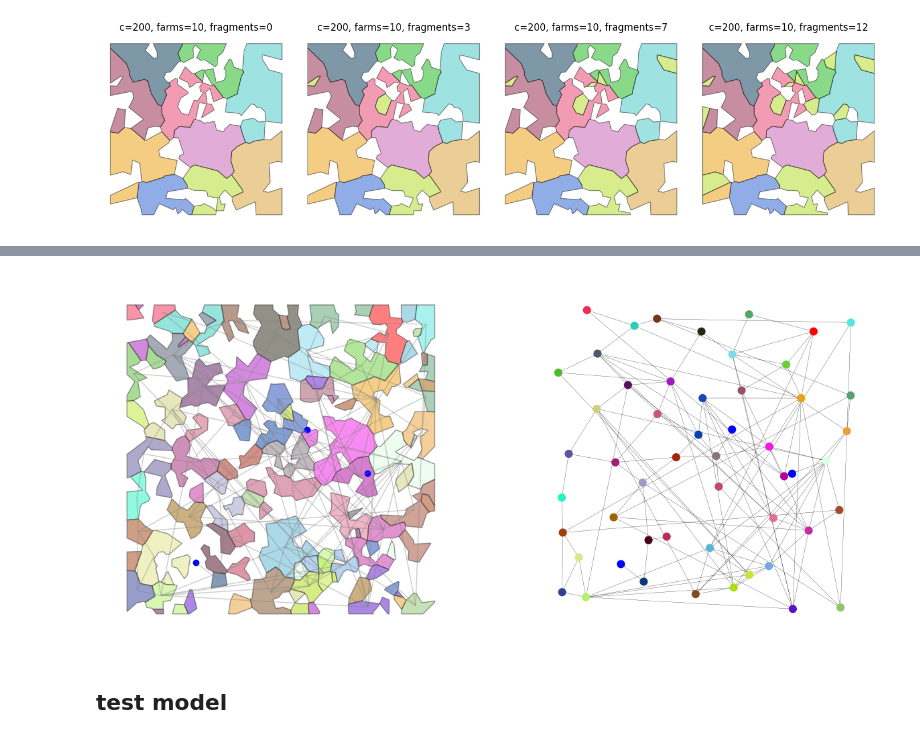
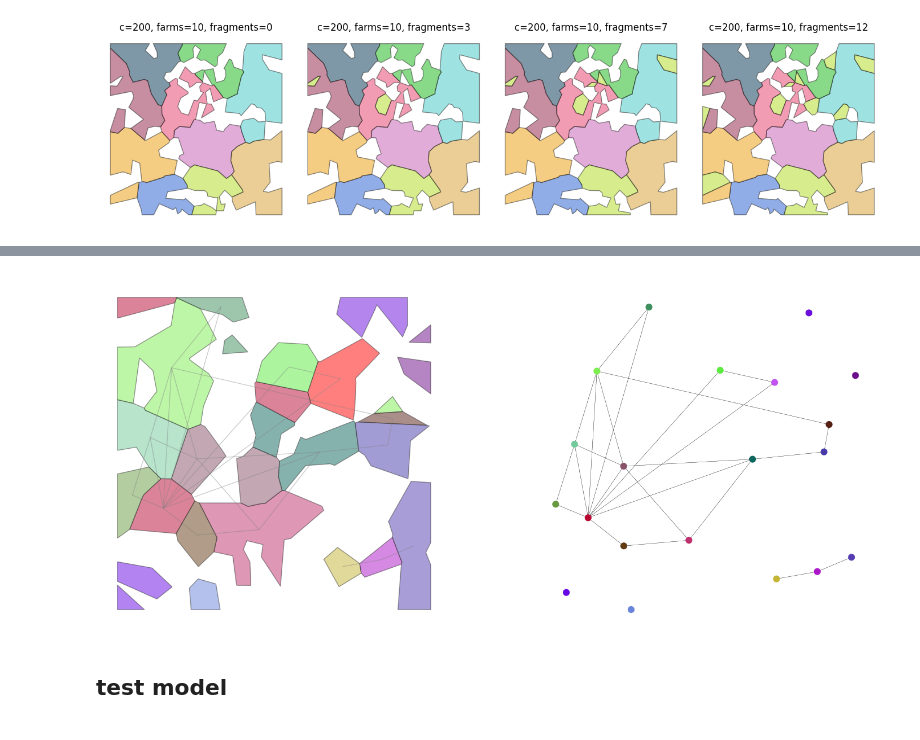
Before and after one commit to dmnfarrell/btbabm, a Jupyter notebook: notebooks/abm_simulation.ipynb, the cells around one changed output, grey strips where cells are left out. Cells and saved outputs as stored; diff of their text form; code cells hidden in the pictures.

Commit message:
network_from_land_parcels

```diff
--- a/notebooks/abm_simulation.ipynb
+++ b/notebooks/abm_simulation.ipynb
@@ -91,53 +91,22 @@ w=nx.draw_networkx_edge_labels(G, pos, weights, font_size=8)
 # %%
 reload(utils)
-farms = utils.generate_land_parcels(600,50,empty=.5,fragments=2,fragmented_farms=20,seed=15)
-#farms = farms.sample(20)
 
-fig,ax=plt.subplots(1,2,figsize=(15,7))
+farms,cent,Glp,pos = utils.network_from_land_parcels(100,20,0,dist=150,empty=.5,fragments=2,fragmented_farms=2,seed=8)
+
+
+fig,ax=plt.subplots(1,2,figsize=(18,8))
 axs=ax.flat
 ax=axs[0]
 farms.loc[0,'color'] = 'red'
 farms.plot(color=farms.color,ec='.2',alpha=0.5,ax=ax)#,legend=True)
-
-#print (farms)
-#add setts
-setts = utils.random_geodataframe(3)
-setts['loc_type']='sett'
-setts['color'] = 'blue'
-setts.plot(color='blue',ax=ax)
 ax.axis('off')
 
-#get cents
-larg = farms.geometry.apply(utils.get_largest_poly)
-cent = gpd.GeoDataFrame(data=farms.copy(),geometry=larg.geometry.centroid)
-
-cent['loc_type']='cow'
-cent['color'] = farms.color
-
-#make network graph
-gdf = pd.concat([cent,setts]).reset_index(drop=True)
-#gdf = cent
-#print (gdf)
-G,pos = utils.geodataframe_to_graph(gdf, d=100, attrs=['loc_type','herd'])
-
-cont = utils.contiguous_parcels(farms)
-#print (cont)
-#add egdes where nodes have contiguous parcels
-for n in G.nodes:
-    #print (n,G.nodes[n])
-    #print(nx.get_node_attributes(G,n))
-    if n not in cont:
-        continue
-    for j in cont[n]:
-        if j!=n:
-            G.add_edge(n,j)
-#add more egdes for setts if near any other parcels
-
-nx.draw(G,pos,node_size=0,alpha=0.4,edge_color='0.5',ax=ax)
-nx.draw(G,pos,node_size=60,width=0.2,node_color=gdf.color,ax=axs[1])
-#farms.fragments.hist(grid=False,ax=ax[2])
+nx.draw(Glp,pos,node_size=0,alpha=0.4,edge_color='0.5',ax=ax)
+nx.draw(Glp,pos,node_size=60,width=0.3,ax=axs[1],node_color=cent.color)
+weights = nx.get_edge_attributes(Glp, 'weight')
+#w=nx.draw_networkx_edge_labels(Glp, pos, weights, font_size=8, ax=axs[1])
 # %% [output]
-[figure, old version]
+[figure, new version]
 # %% [markdown]
 ## test model
 # %%
```
Also changed, not shown: parts of 4 cells of this notebook, 4 other files.
